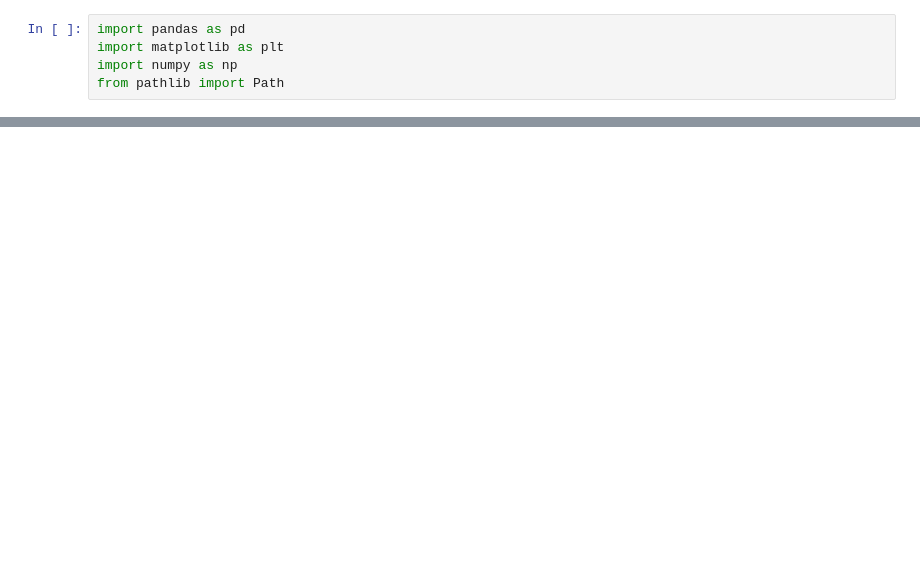
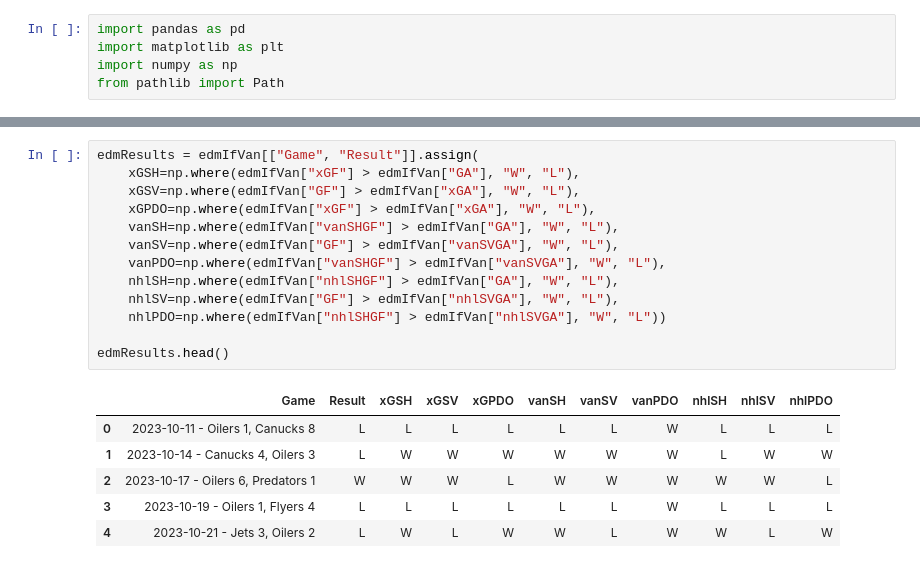
Before and after one commit to AshleyJubilee/EDM-VAN-PDO, a Jupyter notebook: pdo.ipynb, the cells around one changed output, grey strips where cells are left out. Cells and saved outputs as stored; diff of their text form; blank space fills up the shorter version.

```diff
--- a/pdo.ipynb
+++ b/pdo.ipynb
@@ -15,0 +63,20 @@ EmptyDataError: No columns to parse from file
+# %%
+edmResults = edmIfVan[["Game", "Result"]].assign(
+    xGSH=np.where(edmIfVan["xGF"] > edmIfVan["GA"], "W", "L"),
+    xGSV=np.where(edmIfVan["GF"] > edmIfVan["xGA"], "W", "L"),
+    xGPDO=np.where(edmIfVan["xGF"] > edmIfVan["xGA"], "W", "L"),
+    vanSH=np.where(edmIfVan["vanSHGF"] > edmIfVan["GA"], "W", "L"),
+    vanSV=np.where(edmIfVan["GF"] > edmIfVan["vanSVGA"], "W", "L"),
+    vanPDO=np.where(edmIfVan["vanSHGF"] > edmIfVan["vanSVGA"], "W", "L"),
+    nhlSH=np.where(edmIfVan["nhlSHGF"] > edmIfVan["GA"], "W", "L"),
+    nhlSV=np.where(edmIfVan["GF"] > edmIfVan["nhlSVGA"], "W", "L"),
+    nhlPDO=np.where(edmIfVan["nhlSHGF"] > edmIfVan["nhlSVGA"], "W", "L"))
+
+edmResults.head()
+# %% [output]
+|  | Game | Result | xGSH | xGSV | xGPDO | vanSH | vanSV | vanPDO | nhlSH | nhlSV | nhlPDO |
+| 0 | 2023-10-11 - Oilers 1, Canucks 8 | L | L | L | L | L | L | W | L | L | L |
+| 1 | 2023-10-14 - Canucks 4, Oilers 3 | L | W | W | W | W | W | W | L | W | W |
+| 2 | 2023-10-17 - Oilers 6, Predators 1 | W | W | W | L | W | W | W | W | W | L |
+| 3 | 2023-10-19 - Oilers 1, Flyers 4 | L | L | L | L | L | L | W | L | L | L |
+| 4 | 2023-10-21 - Jets 3, Oilers 2 | L | W | L | W | W | L | W | W | L | W |
```
Also changed, not shown: parts of 8 cells of this notebook, 2 other files.
